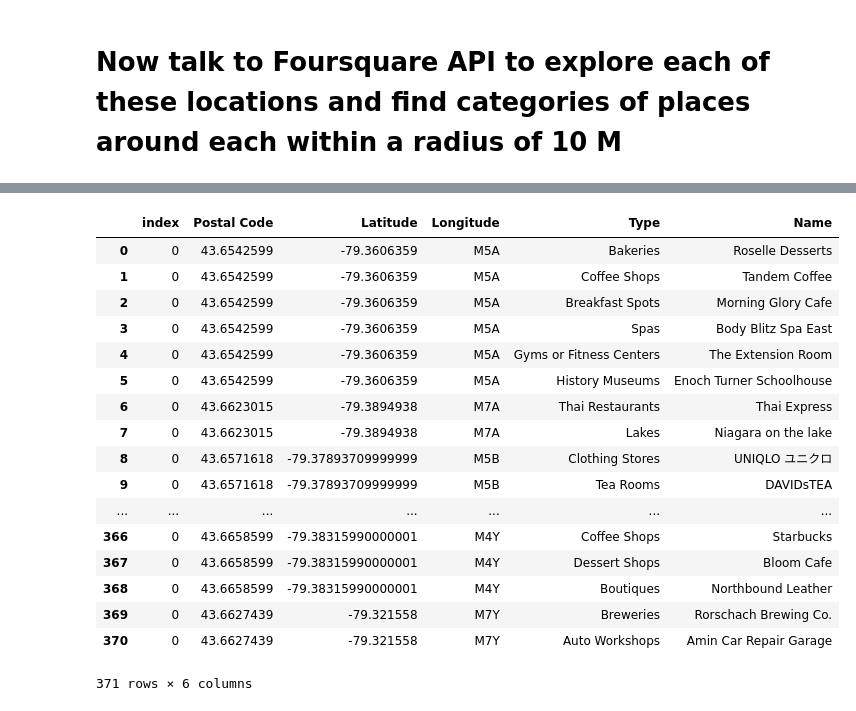
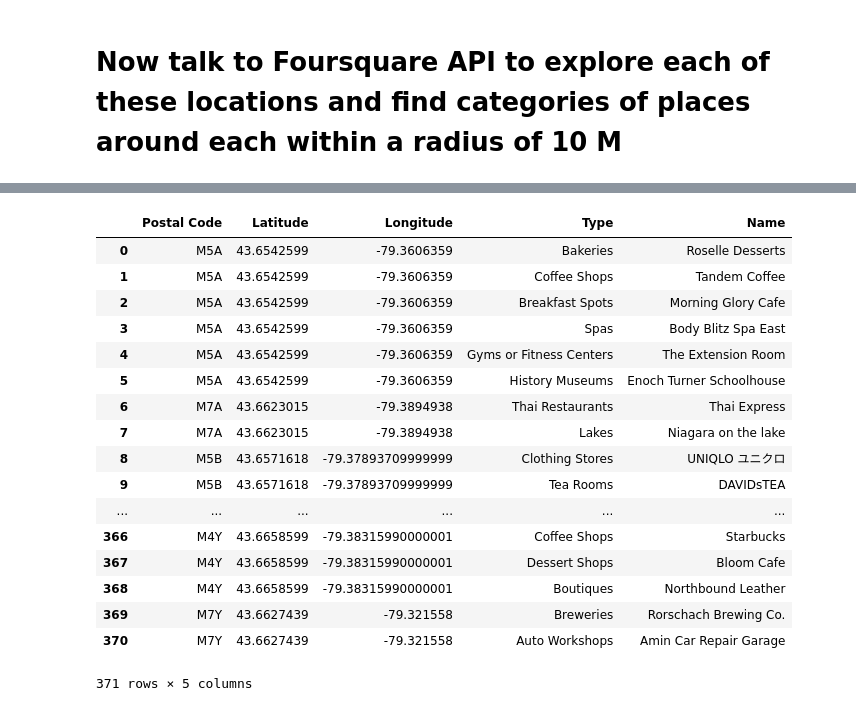
Before and after one commit to amitkrulz/Coursera_Capstone, a Jupyter notebook: TorontoClassification File.ipynb, the cells around one changed output, grey strips where cells are left out. Saved outputs shown, nothing was run; the diff lists cells and outputs as text; code cells hidden in the pictures.

```diff
--- a/TorontoClassification File.ipynb
+++ b/TorontoClassification File.ipynb
@@ -106,14 +94,14 @@ CLIENT_SECRET= "4NSTMXF2D5VWNSAMNRUMP3RC1W4NHOLDSVOLK3UX1BXBAZD5"
 # %%
 
 all_venues= pd.DataFrame()
-all_venues
+
 
 for ind in df_final.index:
 
 
     lat = str(df_final['Latitude'][ind])
     lng = str(df_final['Longitude'][ind])
-    print(latlng)
+
 
 
     payload = {'client_id': CLIENT_ID, 'client_secret': CLIENT_SECRET, 'll': lat+','+lng , 'radius':200, 'v':'20180323'}
@@ -124,5 +112,5 @@ for ind in df_final.index:
 
     for items in data["response"]["groups"][0]["items"]:
 
-        all_venues = all_venues.append(fetch_venue_Details(lat,lng,df_final['Postal Code'][ind],items))
+        all_venues = all_venues.append(fetch_venue_Details(df_final['Postal Code'][ind],lat,lng,items))
 # %% [output]
@@ -171,31 +134,31 @@ before---   Postal Code Latitude Longitude   Type                 Name
 # %%
 
 
-all_venues.reset_index()
+all_venues = all_venues.reset_index(drop=True)
 
 
-
+all_venues
 #venues.append()
 
 
 #for venue in data["response"]["groups"][0]["items"][0].items():
  #   venue
 # %% [output]
-|  | index | Postal Code | Latitude | Longitude | Type | Name |
-| 0 | 0 | 43.6542599 | -79.3606359 | M5A | Bakeries | Roselle Desserts |
-| 1 | 0 | 43.6542599 | -79.3606359 | M5A | Coffee Shops | Tandem Coffee |
-| 2 | 0 | 43.6542599 | -79.3606359 | M5A | Breakfast Spots | Morning Glory Cafe |
-| 3 | 0 | 43.6542599 | -79.3606359 | M5A | Spas | Body Blitz Spa East |
-| 4 | 0 | 43.6542599 | -79.3606359 | M5A | Gyms or Fitness Centers | The Extension Room |
-| 5 | 0 | 43.6542599 | -79.3606359 | M5A | History Museums | Enoch Turner Schoolhouse |
-| 6 | 0 | 43.6623015 | -79.3894938 | M7A | Thai Restaurants | Thai Express |
-| 7 | 0 | 43.6623015 | -79.3894938 | M7A | Lakes | Niagara on the lake |
-| 8 | 0 | 43.6571618 | -79.37893709999999 | M5B | Clothing Stores | UNIQLO ユニクロ |
-| 9 | 0 | 43.6571618 | -79.37893709999999 | M5B | Tea Rooms | DAVIDsTEA |
-| ... | ... | ... | ... | ... | ... | ... |
-| 366 | 0 | 43.6658599 | -79.38315990000001 | M4Y | Coffee Shops | Starbucks |
-| 367 | 0 | 43.6658599 | -79.38315990000001 | M4Y | Dessert Shops | Bloom Cafe |
-| 368 | 0 | 43.6658599 | -79.38315990000001 | M4Y | Boutiques | Northbound Leather |
-| 369 | 0 | 43.6627439 | -79.321558 | M7Y | Breweries | Rorschach Brewing Co. |
-| 370 | 0 | 43.6627439 | -79.321558 | M7Y | Auto Workshops | Amin Car Repair Garage |
+|  | Postal Code | Latitude | Longitude | Type | Name |
+| 0 | M5A | 43.6542599 | -79.3606359 | Bakeries | Roselle Desserts |
+| 1 | M5A | 43.6542599 | -79.3606359 | Coffee Shops | Tandem Coffee |
+| 2 | M5A | 43.6542599 | -79.3606359 | Breakfast Spots | Morning Glory Cafe |
+| 3 | M5A | 43.6542599 | -79.3606359 | Spas | Body Blitz Spa East |
+| 4 | M5A | 43.6542599 | -79.3606359 | Gyms or Fitness Centers | The Extension Room |
+| 5 | M5A | 43.6542599 | -79.3606359 | History Museums | Enoch Turner Schoolhouse |
+| 6 | M7A | 43.6623015 | -79.3894938 | Thai Restaurants | Thai Express |
+| 7 | M7A | 43.6623015 | -79.3894938 | Lakes | Niagara on the lake |
+| 8 | M5B | 43.6571618 | -79.37893709999999 | Clothing Stores | UNIQLO ユニクロ |
+| 9 | M5B | 43.6571618 | -79.37893709999999 | Tea Rooms | DAVIDsTEA |
+| ... | ... | ... | ... | ... | ... |
+| 366 | M4Y | 43.6658599 | -79.38315990000001 | Coffee Shops | Starbucks |
+| 367 | M4Y | 43.6658599 | -79.38315990000001 | Dessert Shops | Bloom Cafe |
+| 368 | M4Y | 43.6658599 | -79.38315990000001 | Boutiques | Northbound Leather |
+| 369 | M7Y | 43.6627439 | -79.321558 | Breweries | Rorschach Brewing Co. |
+| 370 | M7Y | 43.6627439 | -79.321558 | Auto Workshops | Amin Car Repair Garage |
-371 rows × 6 columns
+371 rows × 5 columns
```
Also changed, not shown: parts of 12 cells of this notebook.
